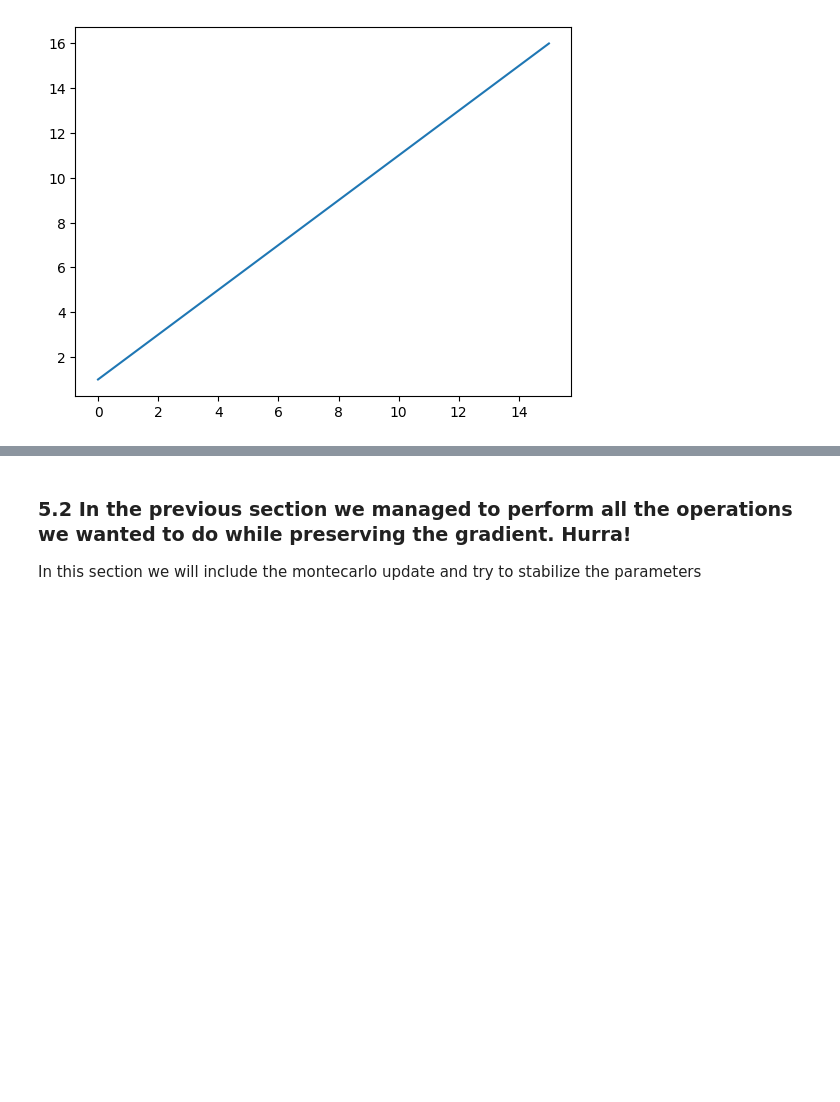
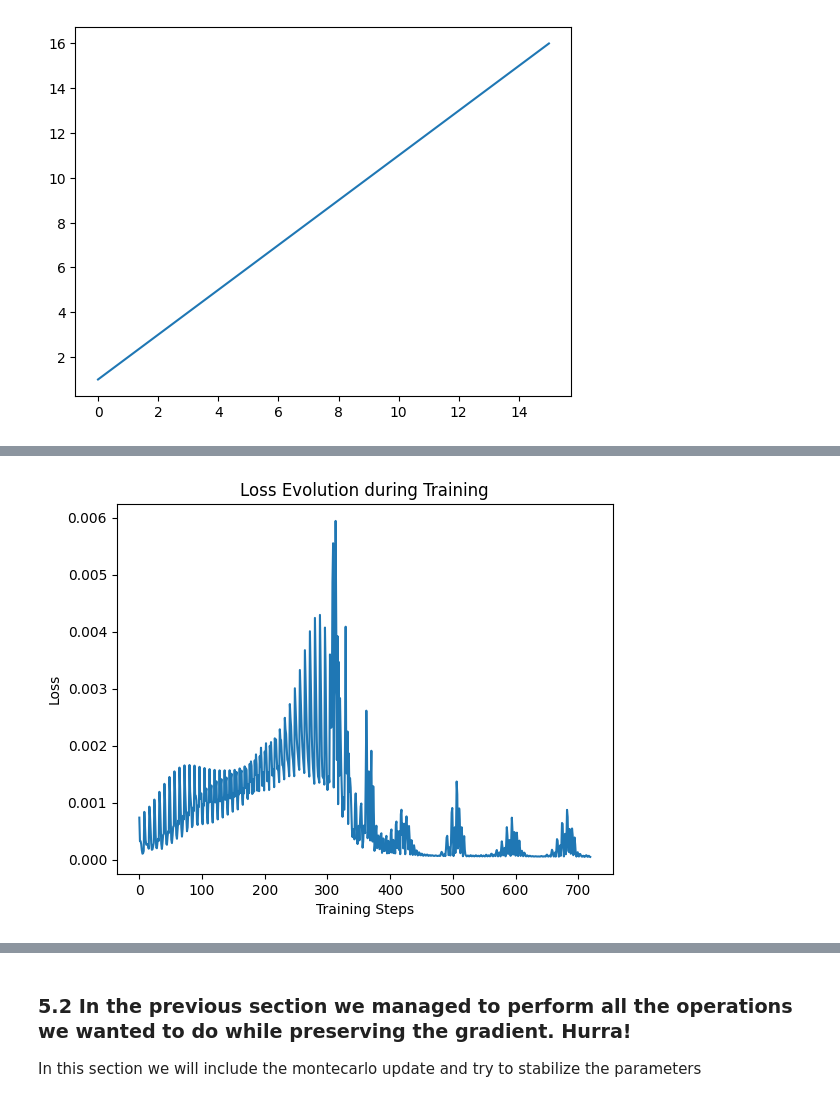
Before and after one commit to StefanoTroffa/thesis_MSc, a Jupyter notebook: compgraph/findthegradient.ipynb, the cells around one changed output, grey strips where cells are left out. Drawn from its saved outputs; the diff is of its cells as text; code cells hidden in the pictures; blank space fills up the shorter version.

```diff
--- a/compgraph/findthegradient.ipynb
+++ b/compgraph/findthegradient.ipynb
@@ -759,0 +757,9 @@ Step 9, Loss: [-368.02-0.j -394.14+0.j -388.39-0.j -410.93-0.j -394.14+0.j -408.
+# %%
+# Plotting the loss
+plt.plot(loss_vectors[:])
+plt.xlabel('Training Steps')
+plt.ylabel('Loss')
+plt.title('Loss Evolution during Training')
+plt.show()
+# %% [output]
+[figure, added]
```
Also changed, not shown: parts of 26 cells of this notebook, 5 other files.
